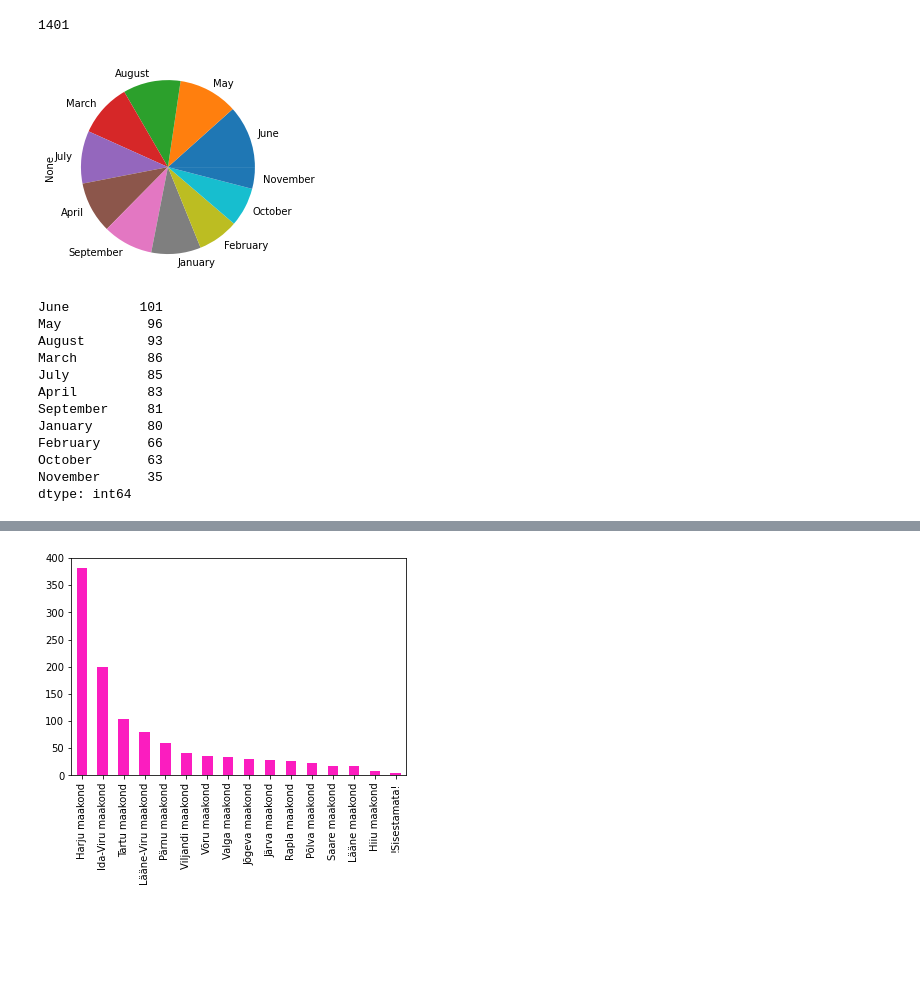
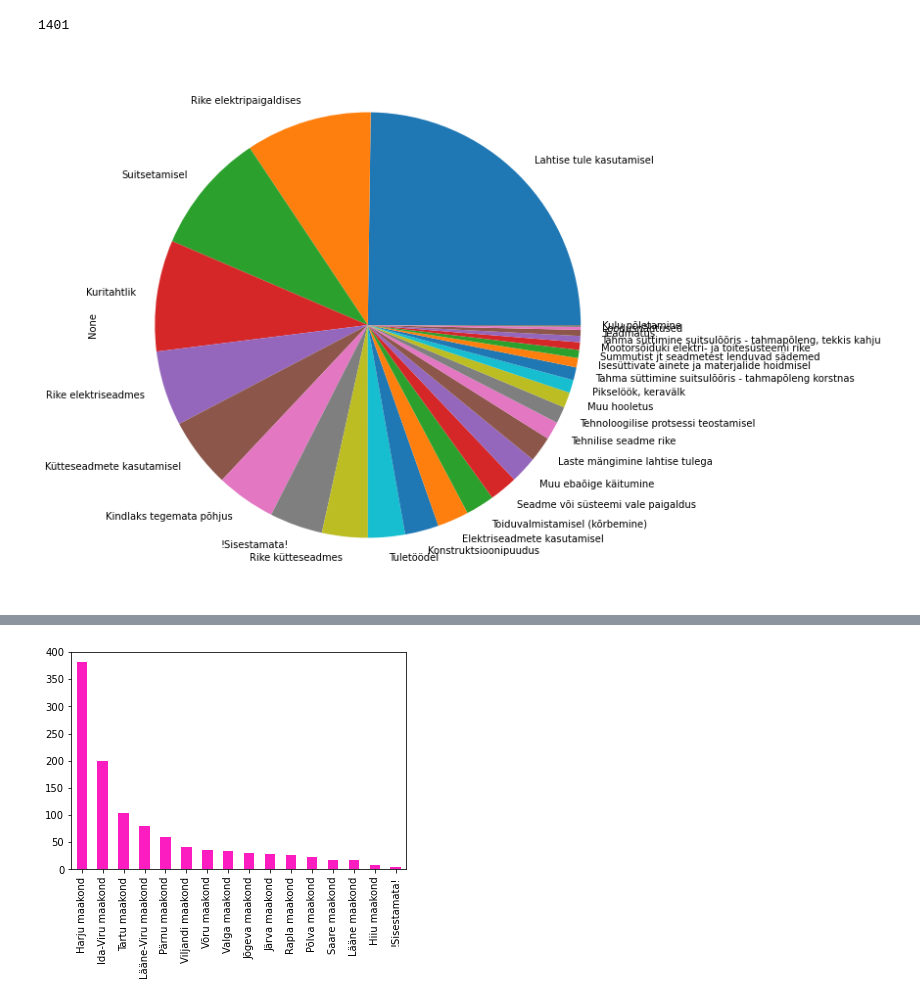
Before and after one commit to KatiIlus/IDC_Project_Fires_in_Estonia, a Jupyter notebook: Fires_in_Estonia.ipynb, the cells around one changed output, grey strips where cells are left out. Cells and saved outputs as stored; diff of their text form; code cells hidden in the pictures; blank space fills up the shorter version.

```diff
--- a/Fires_in_Estonia.ipynb
+++ b/Fires_in_Estonia.ipynb
@@ -106,24 +125,12 @@ print(fires_in_a_year(year2016))
 # %%
-def fires_by_month(year):
+def different_causes(data):
     array = []
-    for i in year:
+    for i in data:
         for j in range(i[5]):
-            array.append(i[4])
+            array.append(i[3])
     return array
-o = pd.Index(fires_by_month(year2020_month))
-o.value_counts().plot(kind='pie')
+o = pd.Index(different_causes(data))
+o.value_counts().plot(kind='pie', figsize=(10, 10))
 plt.show()
 # %% [output]
-[figure, old version]
+[figure, new version]
-June         101
-May           96
-August        93
-March         86
-July          85
-April         83
-September     81
-January       80
-February      66
-October       63
-November      35
-dtype: int64
```
Also changed, not shown: parts of 20 cells of this notebook, 2 other files.
